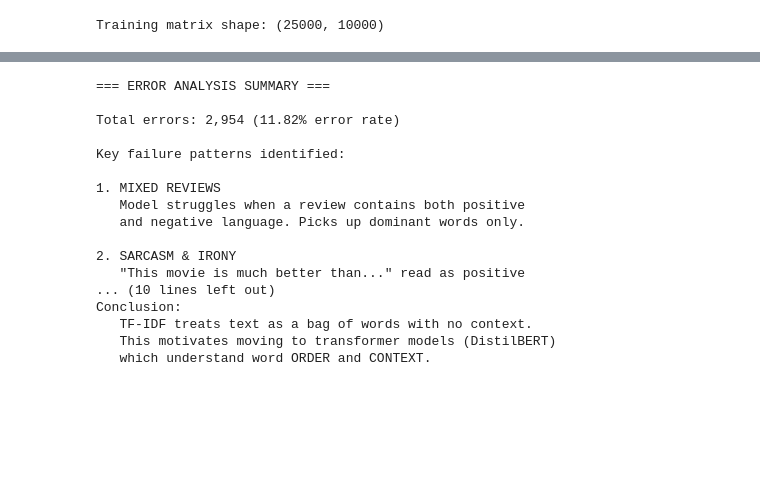
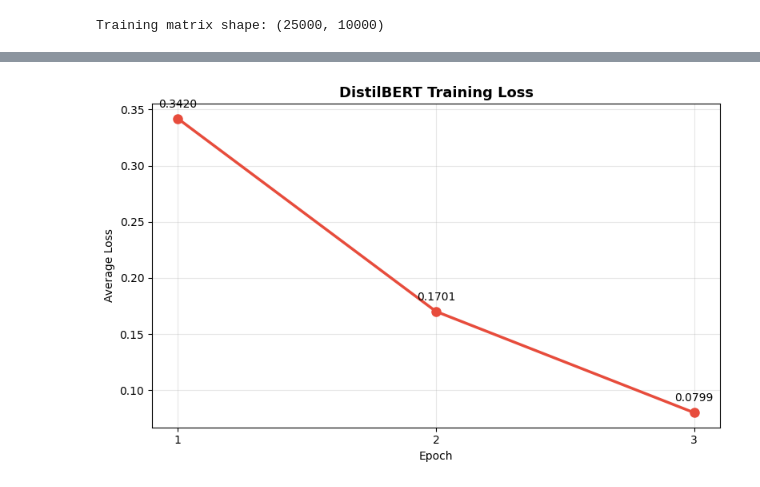
Before and after one commit to Rushadroomi/sentiment-classifier, a Jupyter notebook: sentiment_classifier.ipynb, the cells around one changed output, grey strips where cells are left out. Drawn from its saved outputs; the diff is of its cells as text; code cells hidden in the pictures; blank space fills up the shorter version.

```diff
--- a/sentiment_classifier.ipynb
+++ b/sentiment_classifier.ipynb
@@ -300,48 +354,20 @@ This was a bold movie to hit Indian cinemas when it was released. The first movi
-# %%
-# Summary of error analysis
-print("""
-=== ERROR ANALYSIS SUMMARY ===
-
-Total errors: 2,954 (11.82% error rate)
-
-Key failure patterns identified:
-
-1. MIXED REVIEWS
-   Model struggles when a review contains both positive
-   and negative language. Picks up dominant words only.
-
-2. SARCASM & IRONY
-   "This movie is much better than..." read as positive
-   even in a negative review context.
-
-3. COMPLEX/ANALYTICAL LANGUAGE
-   Reviews without obvious sentiment words (great, awful,
-   loved, terrible) confuse the TF-IDF approach entirely.
-
-4. CONTEXTUAL SENTIMENT
-   "decent film, but I have issues" — the word 'decent'
-   pulls toward positive despite overall negative tone.
-
-Conclusion:
-   TF-IDF treats text as a bag of words with no context.
-   This motivates moving to transformer models (DistilBERT)
-   which understand word ORDER and CONTEXT.
-""")
-# %% [output]
-=== ERROR ANALYSIS SUMMARY ===
-
-Total errors: 2,954 (11.82% error rate)
-
-Key failure patterns identified:
-
-1. MIXED REVIEWS
-   Model struggles when a review contains both positive
-   and negative language. Picks up dominant words only.
-
-2. SARCASM & IRONY
-   "This movie is much better than..." read as positive
-... (10 lines left out)
-Conclusion:
-   TF-IDF treats text as a bag of words with no context.
-   This motivates moving to transformer models (DistilBERT)
-   which understand word ORDER and CONTEXT.
+# %%
+# Plot the loss progression we recorded
+epochs = [1, 2, 3]
+avg_losses = [0.3420, 0.1701, 0.0799]
+
+plt.figure(figsize=(8, 5))
+plt.plot(epochs, avg_losses, marker='o', linewidth=2.5,
+         markersize=8, color='#e74c3c')
+plt.title('DistilBERT Training Loss', fontsize=13, fontweight='bold')
+plt.xlabel('Epoch')
+plt.ylabel('Average Loss')
+plt.xticks(epochs)
+plt.grid(True, alpha=0.3)
+for x, y in zip(epochs, avg_losses):
+    plt.text(x, y + 0.01, f'{y:.4f}', ha='center', fontsize=10)
+plt.tight_layout()
+plt.savefig('training_loss.png', dpi=150, bbox_inches='tight')
+plt.show()
+# %% [output]
+[figure, added]
```
Also changed, not shown: parts of 17 cells of this notebook.
